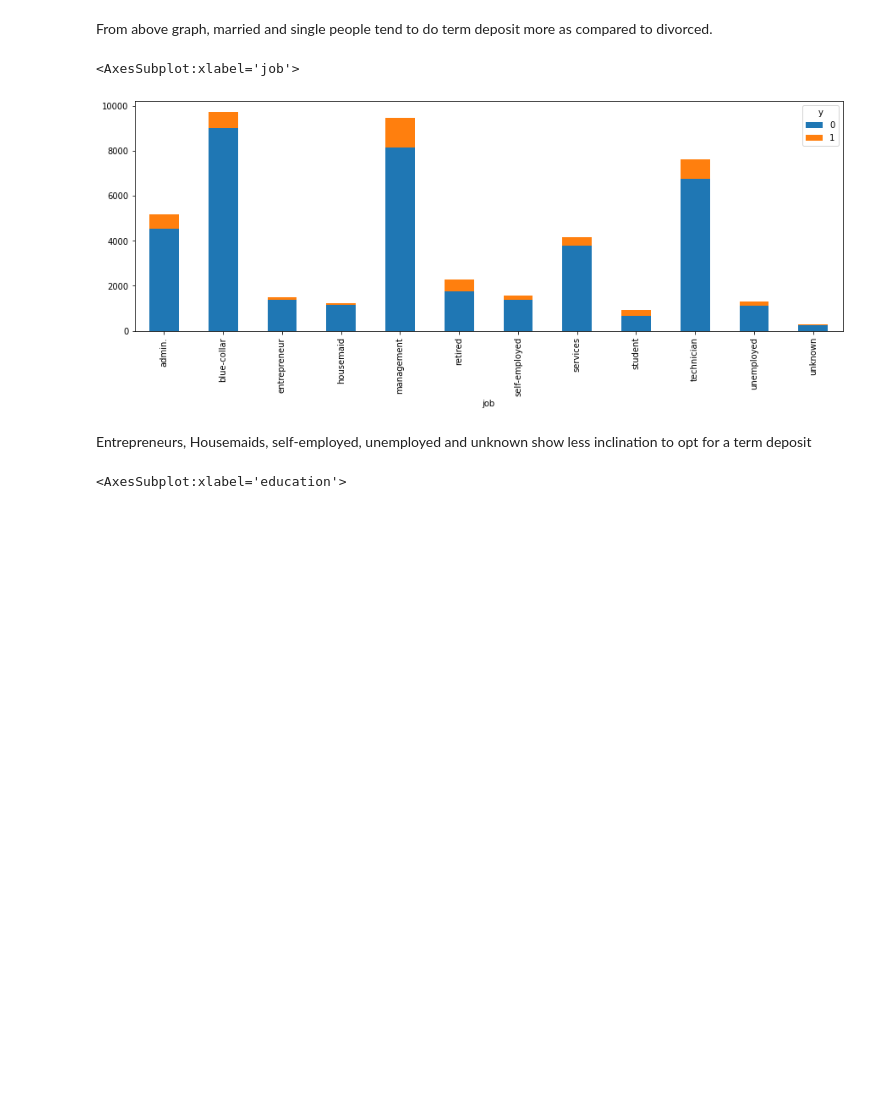
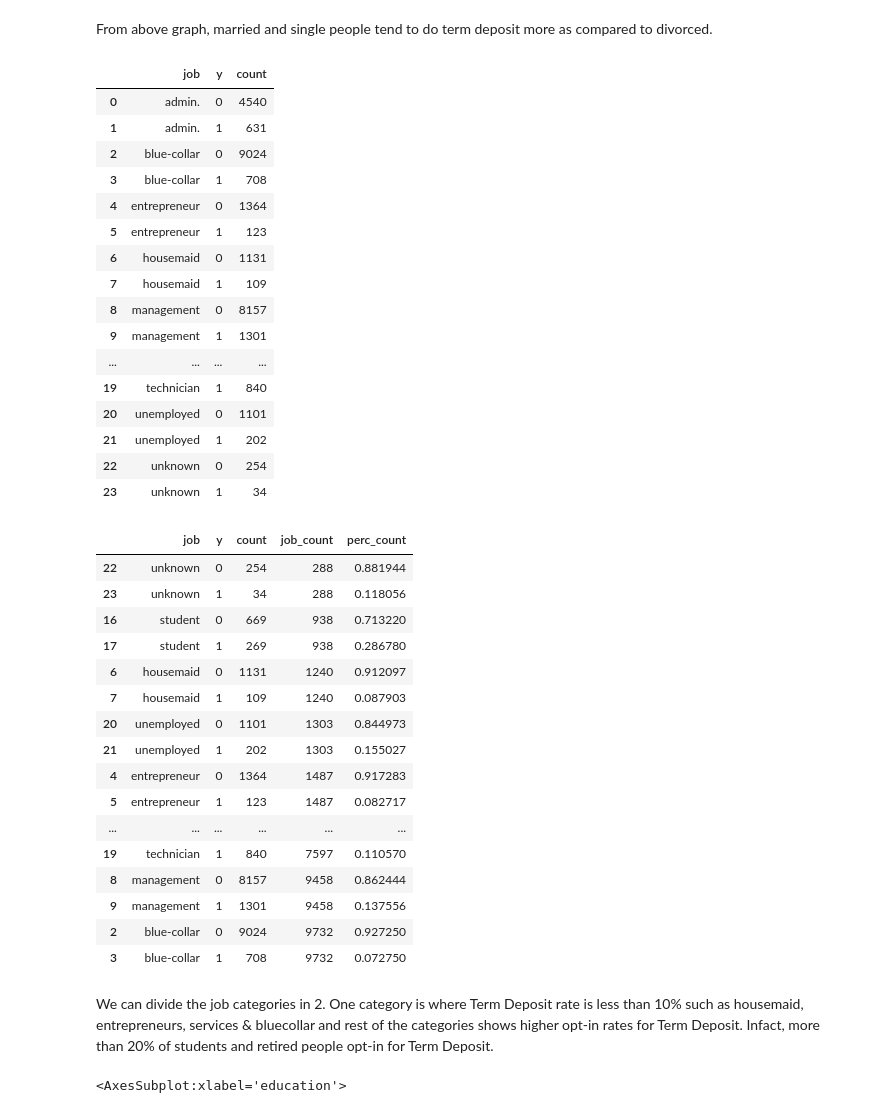
Before and after one commit to vaibhavtaneja1/BanksMarketingTargets, a Jupyter notebook: DataExploration&Analysis.ipynb, the cells around one changed output. Saved outputs shown, nothing was run; the diff lists cells and outputs as text; code cells hidden in the pictures; blank space fills up the shorter version.

```diff
--- a/DataExploration&Analysis.ipynb
+++ b/DataExploration&Analysis.ipynb
@@ -183,15 +183,54 @@ job_y_df = df.groupby(
         ).reset_index().iloc[:,:3].rename(
             columns={'age':'count'}
             )
-#print(job_y_df)
-job_y_df.pivot_table(
-    index='job', columns='y', values='count'
-    ).plot.bar(stacked=True, figsize = (15,5))
+job_y_df
 # %% [output]
-<AxesSubplot:xlabel='job'>
-[figure, removed]
+|  | job | y | count |
+| 0 | admin. | 0 | 4540 |
+| 1 | admin. | 1 | 631 |
+| 2 | blue-collar | 0 | 9024 |
+| 3 | blue-collar | 1 | 708 |
+| 4 | entrepreneur | 0 | 1364 |
+| 5 | entrepreneur | 1 | 123 |
+| 6 | housemaid | 0 | 1131 |
+| 7 | housemaid | 1 | 109 |
+| 8 | management | 0 | 8157 |
+| 9 | management | 1 | 1301 |
+| ... | ... | ... | ... |
+| 19 | technician | 1 | 840 |
+| 20 | unemployed | 0 | 1101 |
+| 21 | unemployed | 1 | 202 |
+| 22 | unknown | 0 | 254 |
+| 23 | unknown | 1 | 34 |
-# %% [markdown]
-Entrepreneurs, Housemaids, self-employed, unemployed and unknown show less inclination to opt for a term deposit
+# %%
+job_y_df =  job_y_df.join(
+                job_y_df.groupby('job').agg({'count':['sum']}),
+                on='job'
+            ).rename(
+                columns={('count', 'sum'): 'job_count'}
+            ).sort_values(['job_count','y'])
+job_y_df['perc_count'] = job_y_df['count'] / job_y_df['job_count']
+job_y_df
+# %% [output]
+|  | job | y | count | job_count | perc_count |
+| 22 | unknown | 0 | 254 | 288 | 0.881944 |
+| 23 | unknown | 1 | 34 | 288 | 0.118056 |
+| 16 | student | 0 | 669 | 938 | 0.713220 |
+| 17 | student | 1 | 269 | 938 | 0.286780 |
+| 6 | housemaid | 0 | 1131 | 1240 | 0.912097 |
+| 7 | housemaid | 1 | 109 | 1240 | 0.087903 |
+| 20 | unemployed | 0 | 1101 | 1303 | 0.844973 |
+| 21 | unemployed | 1 | 202 | 1303 | 0.155027 |
+| 4 | entrepreneur | 0 | 1364 | 1487 | 0.917283 |
+| 5 | entrepreneur | 1 | 123 | 1487 | 0.082717 |
+| ... | ... | ... | ... | ... | ... |
+| 19 | technician | 1 | 840 | 7597 | 0.110570 |
+| 8 | management | 0 | 8157 | 9458 | 0.862444 |
+| 9 | management | 1 | 1301 | 9458 | 0.137556 |
+| 2 | blue-collar | 0 | 9024 | 9732 | 0.927250 |
+| 3 | blue-collar | 1 | 708 | 9732 | 0.072750 |
+# %% [markdown]
+We can divide the job categories in 2. One category is where Term Deposit rate is less than 10% such as housemaid, entrepreneurs, services & bluecollar and rest of the categories shows higher opt-in rates for Term Deposit. Infact, more than 20% of students and retired people opt-in for Term Deposit.
 # %%
 edu_y_df = df.groupby(
     ['education','y']
```
Also changed, not shown: parts of 4 cells of this notebook, 1 other file.
